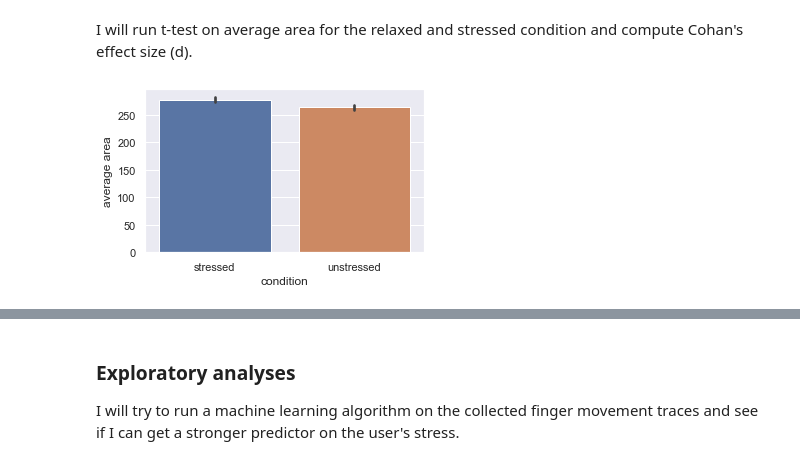
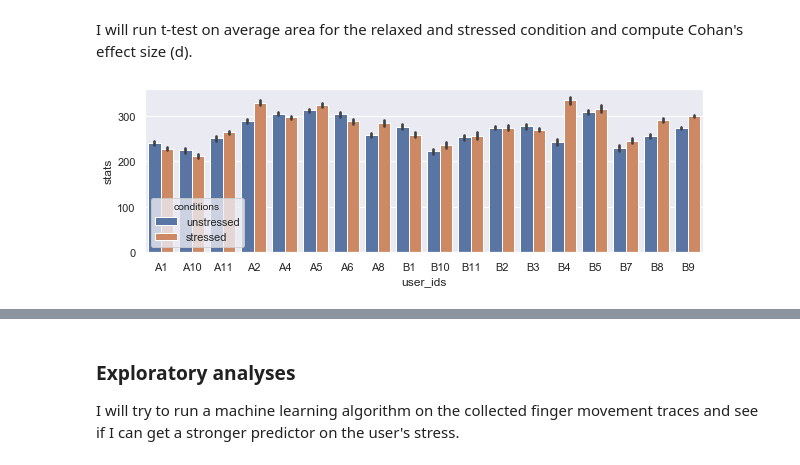
Before and after one commit to psych251/goel2019, a Jupyter notebook: writeup/replication_report.ipynb, the cells around one changed output, grey strips where cells are left out. Cells and saved outputs as stored; diff of their text form; code cells hidden in the pictures.

```diff
--- a/writeup/replication_report.ipynb
+++ b/writeup/replication_report.ipynb
@@ -140,17 +142,3 @@ plt.clf()
 <!--![../figures/srs.png](../figures/srs.png)-->
 # %% [markdown]
 I will run t-test on average area for the relaxed and stressed condition and compute Cohan's effect size (d).
-# %%
-users = load_data("../original_data/data/raw_data/")
-
-stressed_means = []
-unstressed_means = []
-
-for user in users:
-    for task in user.stressed_condition.tasks:
-        if task.task_type == TaskType.CLICK:
-            stressed_means += [task.track_pad_df.contact_area.mean() * 320]
-
-    for task in user.unstressed_condition.tasks:
-        if task.task_type == TaskType.CLICK:
-            unstressed_means += [task.track_pad_df.contact_area.mean() * 320]
@@ -178,10 +187,28 @@ df = pandas.DataFrame({
+# %%
+import math
+
+def compute_area_means(task: TaskMoves) -> [float]:
+    track_pad_df = task.track_pad_df
+    track_pad_df = track_pad_df[track_pad_df["press"] != 0]
+    pressure = math.pi * track_pad_df['major_axis'] * track_pad_df['minor_axis']
+    pressure = pressure[pressure!=0]
+    return [pressure.mean()]
+
+means_df = compute_stats_per_user_condition(compute_area_means)
 # %%
 import seaborn as sns
 import matplotlib.pyplot as plt
 
 sns.set()
-plt.figure(figsize=(5, 3))
-
-plot = sns.barplot(x='condition', y='average area', data=df)
+plt.figure(figsize=(10, 3))
+sns.barplot(
+    x='user_ids',
+    y='stats',
+    hue='conditions',
+    data=means_df,
+    order=sorted(means_df.user_ids.unique()),
+    hue_order=["unstressed", "stressed"]
+)
+plt.savefig("means.png")
 # %% [output]
-[figure, old version]
+[figure, new version]
```
Also changed, not shown: parts of 17 cells of this notebook, 2 other files.
